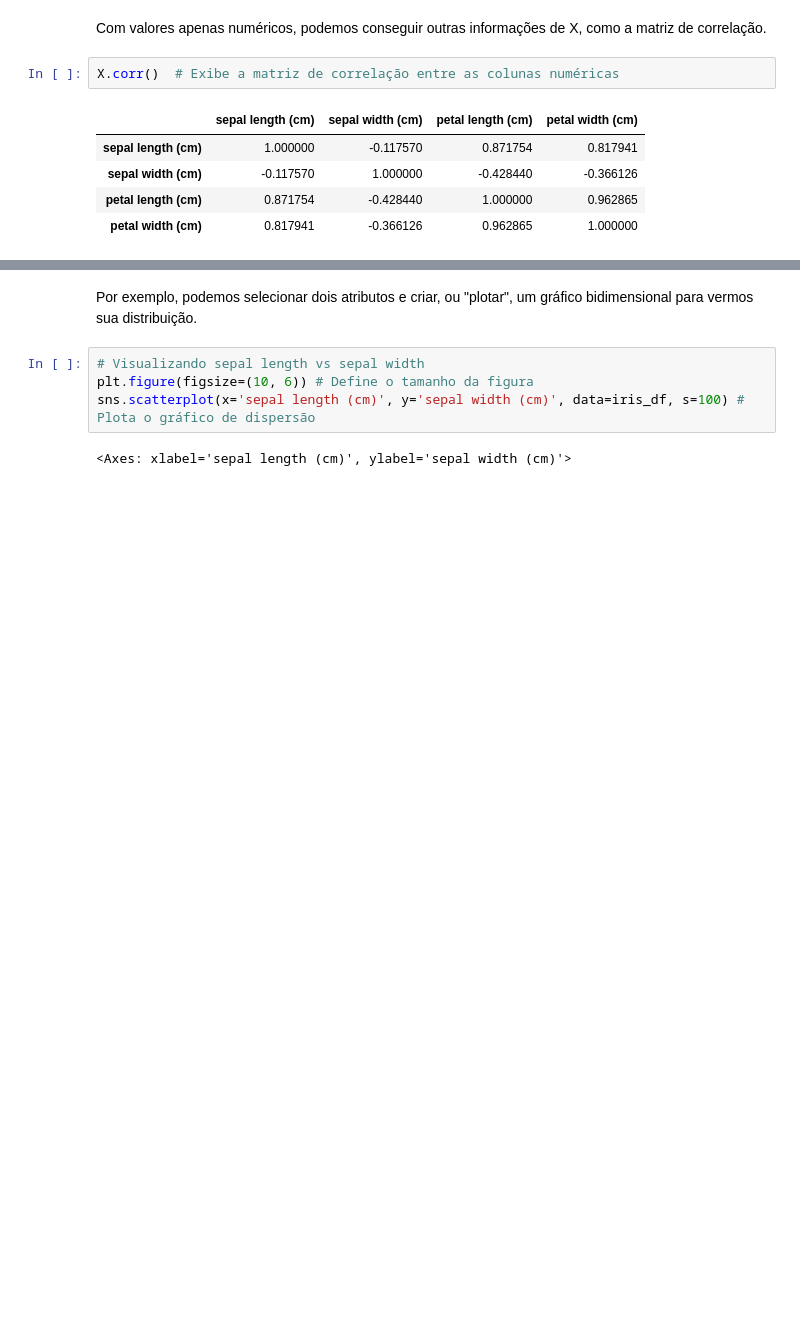
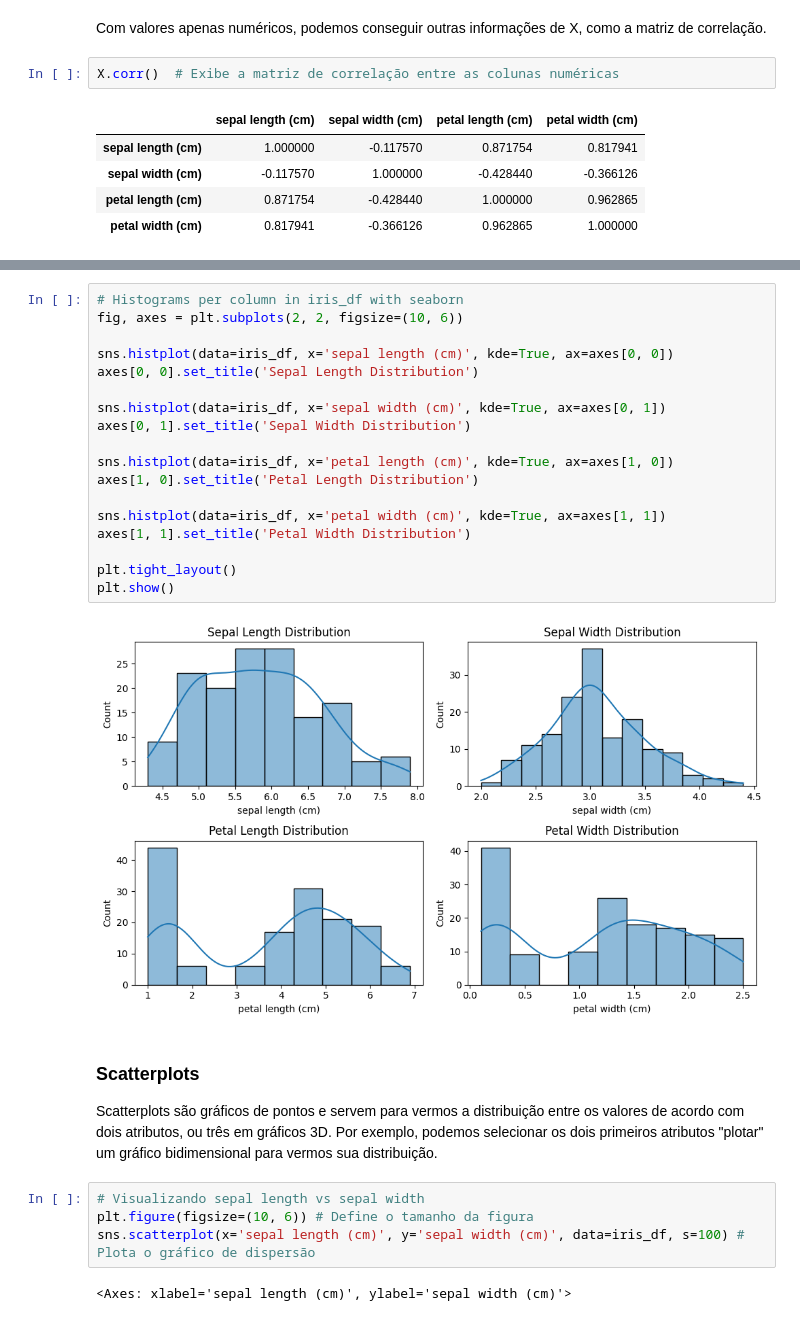
Before and after one commit to henriquemargotte/Aprendizado-de-Maquina-2025-2, a Jupyter notebook: Lab1/lab1.ipynb, the cells around one changed output, grey strips where cells are left out. Saved outputs shown, nothing was run; the diff lists cells and outputs as text; blank space fills up the shorter version.

```diff
--- a/Lab1/lab1.ipynb
+++ b/Lab1/lab1.ipynb
@@ -343,5 +364,27 @@ Com o uso da biblioteca Pandas, já conseguimos entender, manipular e explorar o
+# %%
+# Histograms per column in iris_df with seaborn
+fig, axes = plt.subplots(2, 2, figsize=(10, 6))
+
+sns.histplot(data=iris_df, x='sepal length (cm)', kde=True, ax=axes[0, 0])
+axes[0, 0].set_title('Sepal Length Distribution')
+
+sns.histplot(data=iris_df, x='sepal width (cm)', kde=True, ax=axes[0, 1])
+axes[0, 1].set_title('Sepal Width Distribution')
+
+sns.histplot(data=iris_df, x='petal length (cm)', kde=True, ax=axes[1, 0])
+axes[1, 0].set_title('Petal Length Distribution')
+
+sns.histplot(data=iris_df, x='petal width (cm)', kde=True, ax=axes[1, 1])
+axes[1, 1].set_title('Petal Width Distribution')
+
+plt.tight_layout()
+plt.show()
+# %% [output]
+[figure, added]
 # %% [markdown]
-Por exemplo, podemos selecionar dois atributos e criar, ou "plotar", um gráfico bidimensional para vermos sua distribuição.
+### Scatterplots
+Scatterplots são gráficos de pontos e servem para vermos a distribuição entre os valores de acordo com dois atributos, ou três em gráficos 3D.
+Por exemplo, podemos selecionar os dois primeiros atributos "plotar" um gráfico bidimensional para vermos sua distribuição.
 # %%
 # Visualizando sepal length vs sepal width
 plt.figure(figsize=(10, 6)) # Define o tamanho da figura
```
Also changed, not shown: parts of 23 cells of this notebook.
